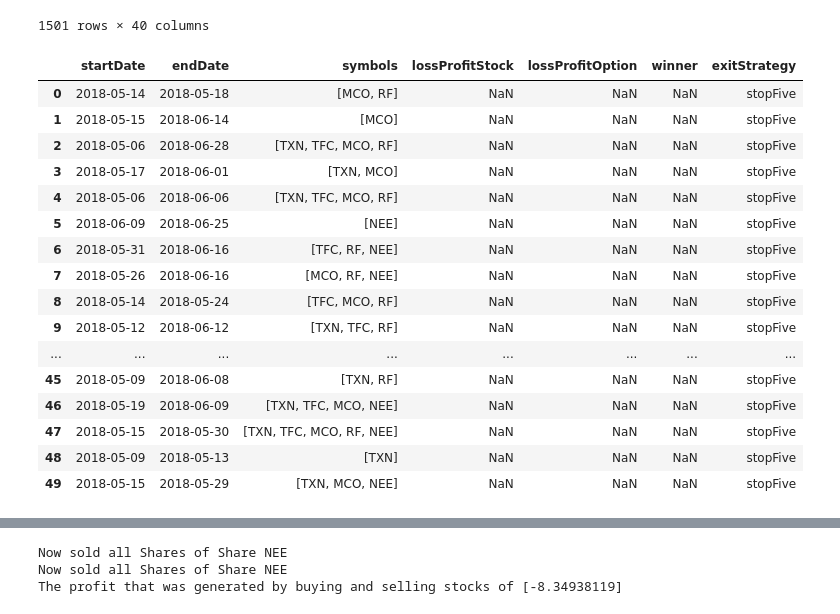
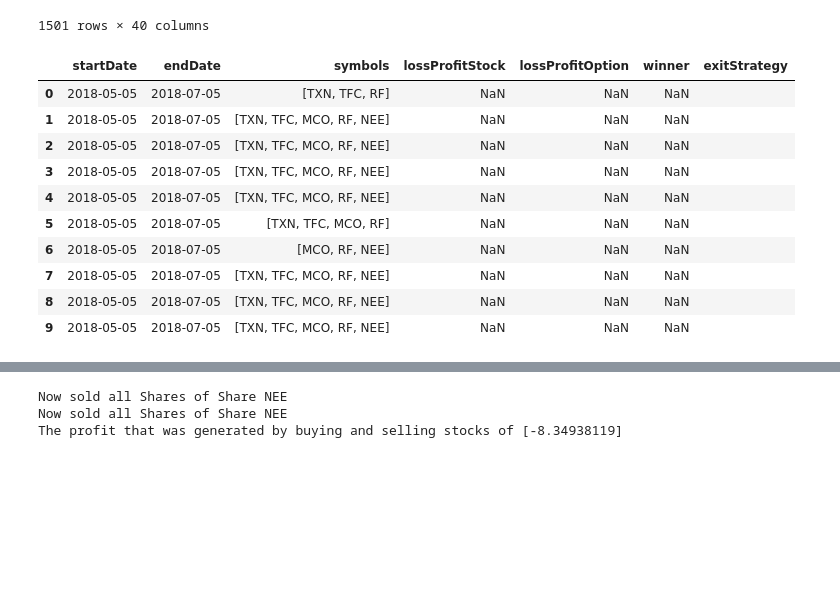
Before and after one commit to CalvinCottin/Option-Backtesting, a Jupyter notebook: Untitled-checkpoint.ipynb, the cells around one changed output, grey strips where cells are left out. Cells and saved outputs as stored; diff of their text form; code cells hidden in the pictures; blank space fills up the shorter version.

```diff
--- a/Untitled-checkpoint.ipynb
+++ b/Untitled-checkpoint.ipynb
@@ -103,7 +103,7 @@ mco.head(10000000)
 | 1500 | 2019-09-30 | 205.00 | 207.95 | 204.48 | 204.83 | 3.47 | 0.00 | 0.00 | 14.153874 | 30.020687 | ... | ... |
 1501 rows × 40 columns
 # %%
-def generateRandomTable(min_date, max_date, symbols, rowCount):
+def generateRandomTableold(min_date, max_date, symbols, rowCount):
 
     df = pd.DataFrame(columns =["startDate","endDate","symbols","lossProfitStock", "lossProfitOption", "winner"])
 
@@ -136,36 +136,49 @@ def generateRandomTable(min_date, max_date, symbols, rowCount):
         df = df.append({"startDate": random_date1, "endDate": random_date2, "exitStrategy": "stopFive", "symbols": symbolRandomList}, ignore_index = True)
 
     return df
+# %%
+def generateRandomTable( symbols, rowCount):
+
+    df = pd.DataFrame(columns =["startDate","endDate","symbols","lossProfitStock", "lossProfitOption", "winner"])
+
+    #generate randomized start and enddates
+    date1 = date(2018, 5, 5)
+    date2 = date(2018, 7, 5)
+
+    for row in range(rowCount):
+        symbolAdd = random.randint(1,6)
+        #sample to ensure uniquness of indizes
+        symbolAddArray = sample(range(0,5), symbolAdd)
+        symbolAddArray.sort()
+        #transfer indices to symbols
+        symbolRandomList = [ symbols[i] for i in symbolAddArray]
+
+
+        df = df.append({"startDate": date1, "endDate": date2, "exitStrategy": "", "symbols": symbolRandomList}, ignore_index = True)
+
+    return df
 # %%
 #define initial values
-min_date = date(2018, 5, 5)
-max_date = date(2018, 7, 5)
-rowCount = 50
+rowCount = 10
 stocks = ["TXN", "TFC", "MCO", "RF", "NEE"]
 
 #create random table
-df1 = generateRandomTable(min_date, max_date, stocks, rowCount)
+df1 = generateRandomTable(stocks, rowCount)
 df1
 #create csv
 #df1.to_csv("simulation_data.csv", index=False, encoding='utf-8-sig')
 # %% [output]
 |  | startDate | endDate | symbols | lossProfitStock | lossProfitOption | winner | exitStrategy |
-| 0 | 2018-05-14 | 2018-05-18 | [MCO, RF] | NaN | NaN | NaN | stopFive |
-| 1 | 2018-05-15 | 2018-06-14 | [MCO] | NaN | NaN | NaN | stopFive |
-| 2 | 2018-05-06 | 2018-06-28 | [TXN, TFC, MCO, RF] | NaN | NaN | NaN | stopFive |
-| 3 | 2018-05-17 | 2018-06-01 | [TXN, MCO] | NaN | NaN | NaN | stopFive |
-| 4 | 2018-05-06 | 2018-06-06 | [TXN, TFC, MCO, RF] | NaN | NaN | NaN | stopFive |
-| 5 | 2018-06-09 | 2018-06-25 | [NEE] | NaN | NaN | NaN | stopFive |
-| 6 | 2018-05-31 | 2018-06-16 | [TFC, RF, NEE] | NaN | NaN | NaN | stopFive |
-| 7 | 2018-05-26 | 2018-06-16 | [MCO, RF, NEE] | NaN | NaN | NaN | stopFive |
-| 8 | 2018-05-14 | 2018-05-24 | [TFC, MCO, RF] | NaN | NaN | NaN | stopFive |
-| 9 | 2018-05-12 | 2018-06-12 | [TXN, TFC, RF] | NaN | NaN | NaN | stopFive |
-| ... | ... | ... | ... | ... | ... | ... | ... |
-| 45 | 2018-05-09 | 2018-06-08 | [TXN, RF] | NaN | NaN | NaN | stopFive |
-| 46 | 2018-05-19 | 2018-06-09 | [TXN, TFC, MCO, NEE] | NaN | NaN | NaN | stopFive |
-| 47 | 2018-05-15 | 2018-05-30 | [TXN, TFC, MCO, RF, NEE] | NaN | NaN | NaN | stopFive |
-| 48 | 2018-05-09 | 2018-05-13 | [TXN] | NaN | NaN | NaN | stopFive |
-| 49 | 2018-05-15 | 2018-05-29 | [TXN, MCO, NEE] | NaN | NaN | NaN | stopFive |
+| 0 | 2018-05-05 | 2018-07-05 | [TXN, TFC, RF] | NaN | NaN | NaN |  |
+| 1 | 2018-05-05 | 2018-07-05 | [TXN, TFC, MCO, RF, NEE] | NaN | NaN | NaN |  |
+| 2 | 2018-05-05 | 2018-07-05 | [TXN, TFC, MCO, RF, NEE] | NaN | NaN | NaN |  |
+| 3 | 2018-05-05 | 2018-07-05 | [TXN, TFC, MCO, RF, NEE] | NaN | NaN | NaN |  |
+| 4 | 2018-05-05 | 2018-07-05 | [TXN, TFC, MCO, RF, NEE] | NaN | NaN | NaN |  |
+| 5 | 2018-05-05 | 2018-07-05 | [TXN, TFC, MCO, RF] | NaN | NaN | NaN |  |
+| 6 | 2018-05-05 | 2018-07-05 | [MCO, RF, NEE] | NaN | NaN | NaN |  |
+| 7 | 2018-05-05 | 2018-07-05 | [TXN, TFC, MCO, RF, NEE] | NaN | NaN | NaN |  |
+| 8 | 2018-05-05 | 2018-07-05 | [TXN, TFC, MCO, RF, NEE] | NaN | NaN | NaN |  |
+| 9 | 2018-05-05 | 2018-07-05 | [TXN, TFC, MCO, RF, NEE] | NaN | NaN | NaN |  |
 # %%
 def remove_from_array(base_array, num):
     for index in range(len(base_array)):
```
Also changed, not shown: parts of 3 cells of this notebook.
